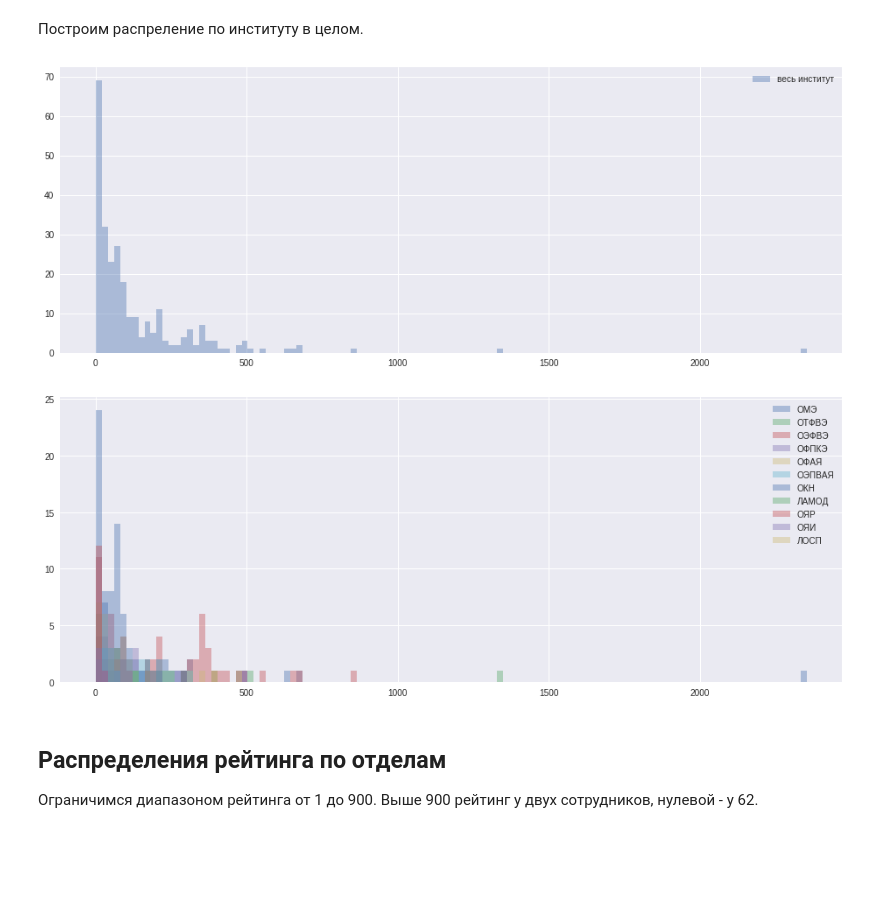
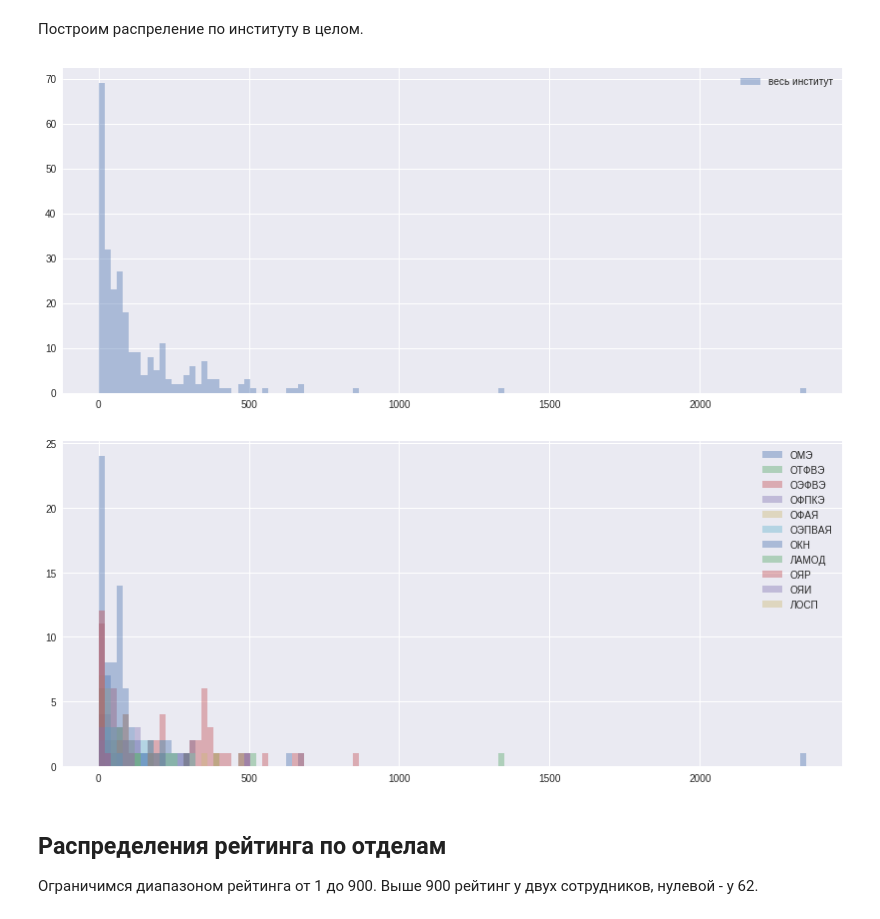
Before and after one commit to bonvech/Sphere, a Jupyter notebook: sinp/2017_05_sinp_rating.ipynb, the cells around one changed output. Saved outputs shown, nothing was run; the diff lists cells and outputs as text; code cells hidden in the pictures; blank space fills up the shorter version.

```diff
--- a/sinp/2017_05_sinp_rating.ipynb
+++ b/sinp/2017_05_sinp_rating.ipynb
@@ -75,18 +75,18 @@ data.groupby('Position').Rating.sum().sort_values().plot(kind='bar',rot=80, titl
 Построим распреление по институту в целом.
 # %%
 dx=(rmax-rmin)//20
-plt.figure(figsize=(16,6))
+plt.figure(figsize=(14,6))
 plt.hist(data['Rating'], range=[rmin+1, rmax], bins=dx, alpha=0.4, label='весь институт')
 plt.legend(loc=1);
 # %% [output]
-[figure, old version]
+[figure, new version]
 # %%
-plt.figure(figsize=(16,6))
+plt.figure(figsize=(14,6))
 for i in data.Department.unique():
     plt.hist(data['Rating'][data.Department==i], range=[rmin+1, rmax], bins=dx, alpha=0.4, label=i)
 plt.legend(loc=1);
 # %% [output]
-[figure, old version]
+[figure, new version]
 # %% [markdown]
  ## Распределения рейтинга по отделам
 
```
Also changed, not shown: parts of 2 cells of this notebook.
